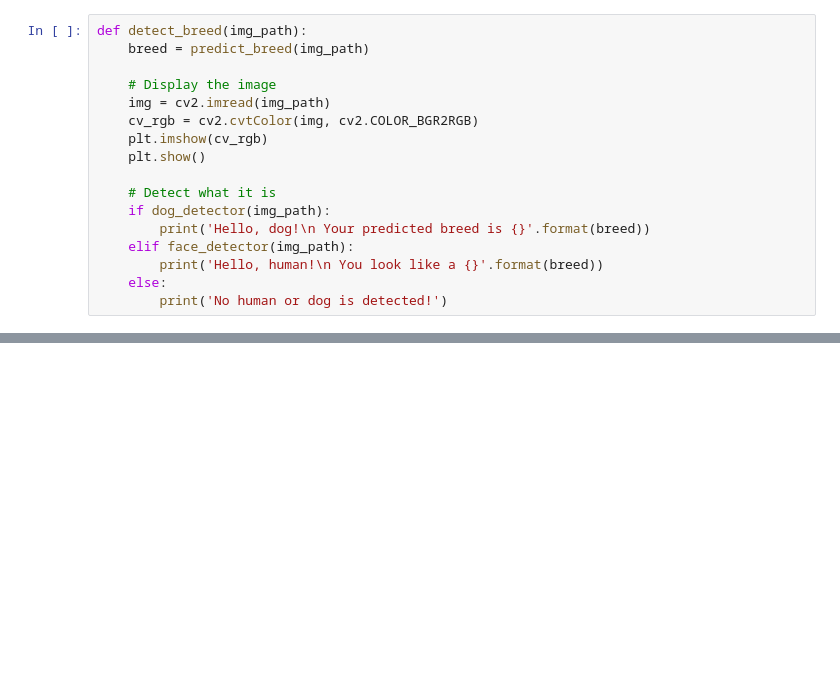
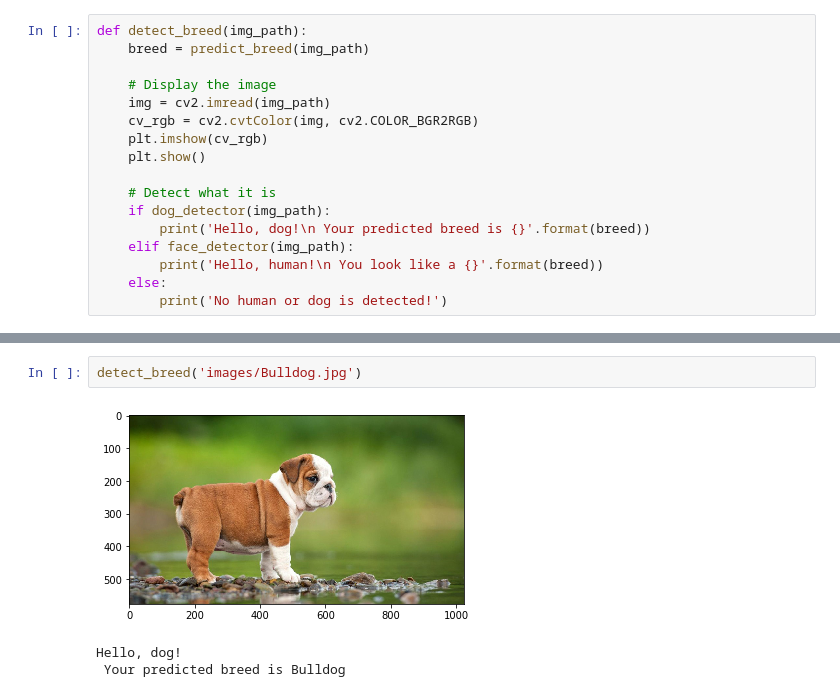
Before and after one commit to thuytienpt/MachineLearningNanodegree, a Jupyter notebook: dog-project/dog_app.ipynb, the cells around one changed output, grey strips where cells are left out. Drawn from its saved outputs; the diff is of its cells as text; blank space fills up the shorter version.

```diff
--- a/dog-project/dog_app.ipynb
+++ b/dog-project/dog_app.ipynb
@@ -740,0 +748,6 @@ __Answer:__
+# %%
+detect_breed('images/Bulldog.jpg')
+# %% [output]
+[figure, added]
+Hello, dog!
+ Your predicted breed is Bulldog
```
Also changed, not shown: parts of 16 cells of this notebook.
